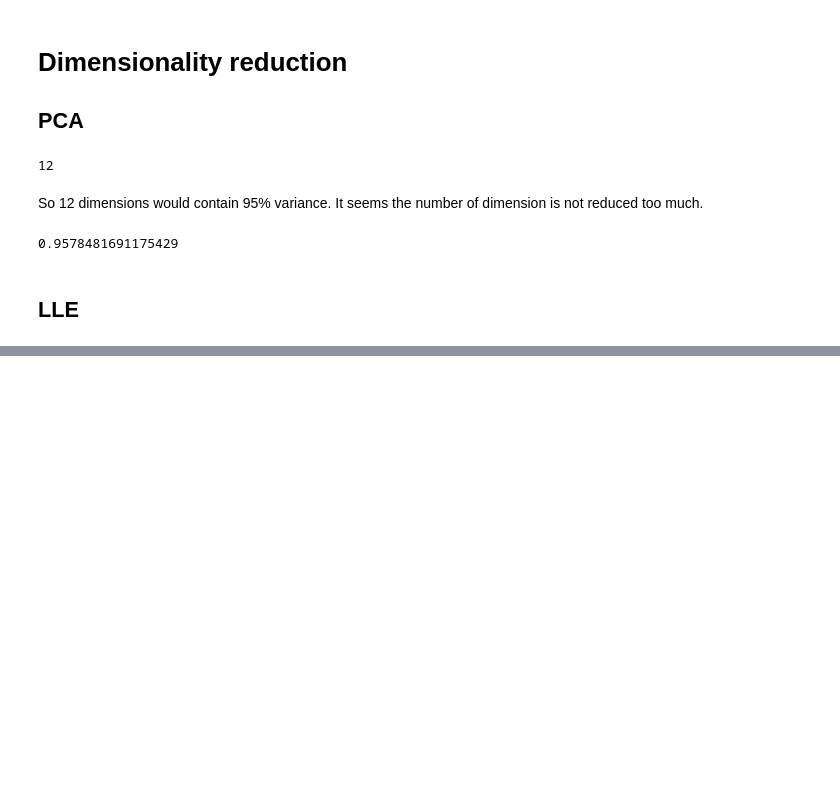
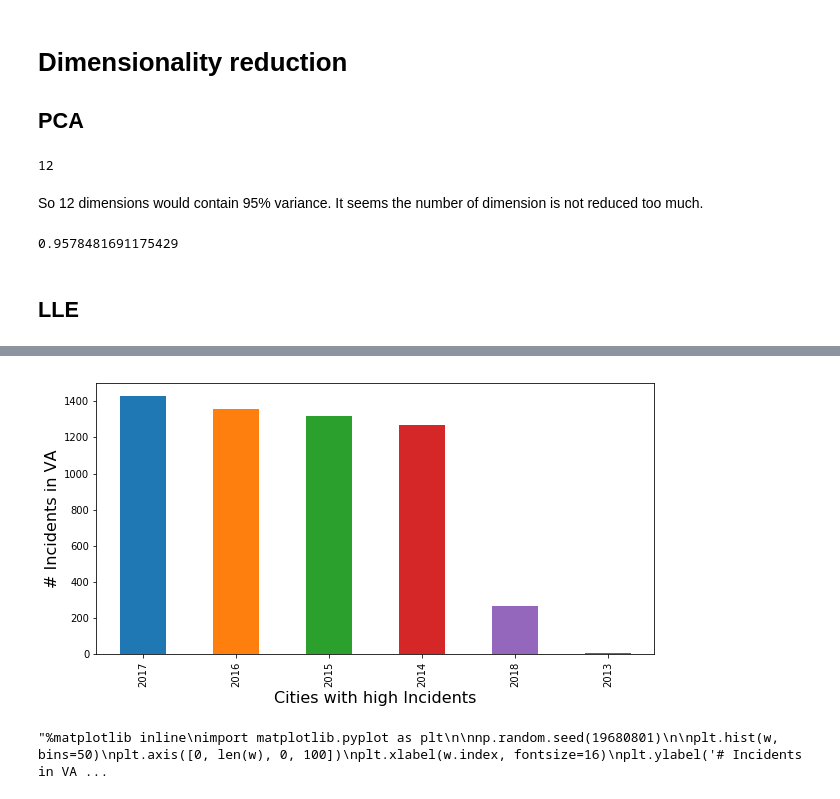
Before and after one commit to AkankshaNichrelay/Analysing-gun-violence-incidents, a Jupyter notebook: main.ipynb, the cells around one changed output, grey strips where cells are left out. Saved outputs shown, nothing was run; the diff lists cells and outputs as text; code cells hidden in the pictures; blank space fills up the shorter version.

```diff
--- a/main.ipynb
+++ b/main.ipynb
@@ -930,0 +1057,24 @@ plt.show()
+# %%
+#most of our data is recent and we have a good amount of data for each year.
+
+%matplotlib inline
+import matplotlib.pyplot as plt
+processed_data_new["year"].value_counts().plot.bar(figsize=(10,5))
+plt.xlabel('Cities with high Incidents', fontsize=16)
+plt.ylabel('# Incidents in VA', fontsize=16)
+plt.show()
+# %% [output]
+[figure, added]
+# %%
+"""%matplotlib inline
+import matplotlib.pyplot as plt
+
+np.random.seed(19680801)
+
+plt.hist(w, bins=50)
+plt.axis([0, len(w), 0, 100])
+plt.xlabel(w.index, fontsize=16)
+plt.ylabel('# Incidents in VA', fontsize=16)
+plt.show()"""
+# %% [output]
+"%matplotlib inline\nimport matplotlib.pyplot as plt\n\nnp.random.seed(19680801)\n\nplt.hist(w, bins=50)\nplt.axis([0, len(w), 0, 100])\nplt.xlabel(w.index, fontsize=16)\nplt.ylabel('# Incidents in VA ...
```
Also changed, not shown: parts of 18 cells of this notebook.
